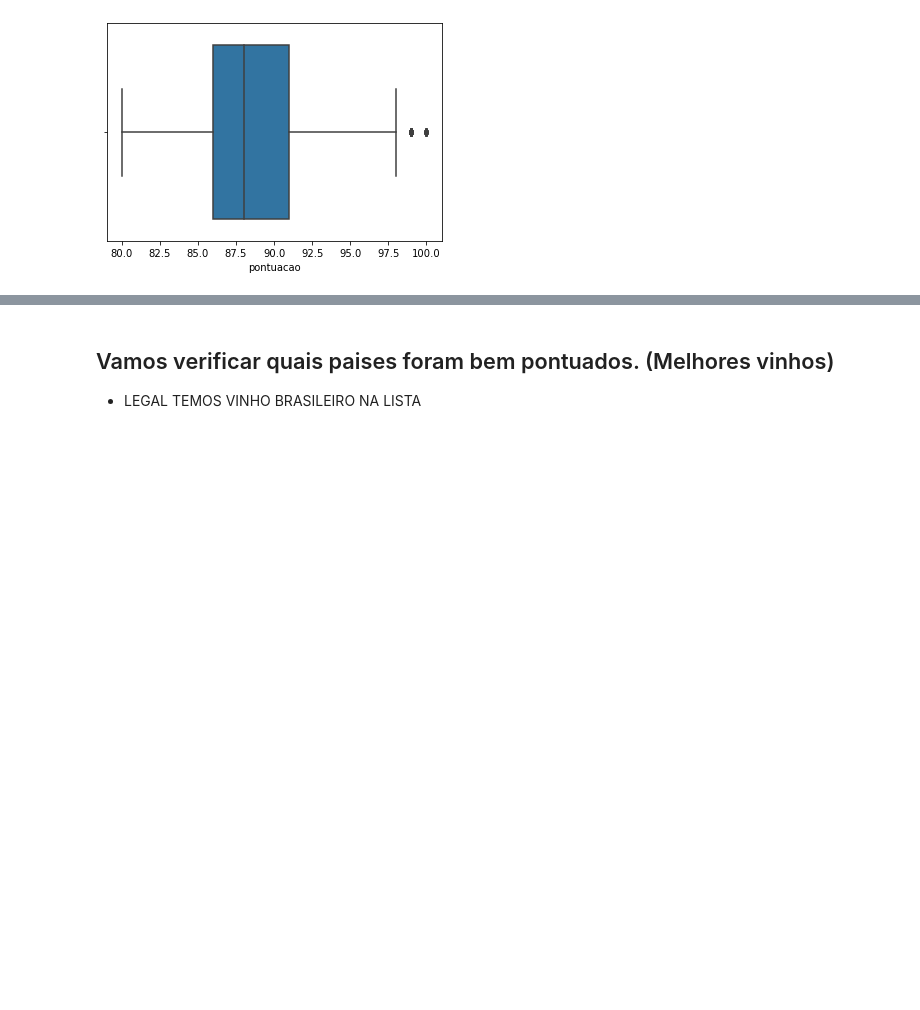
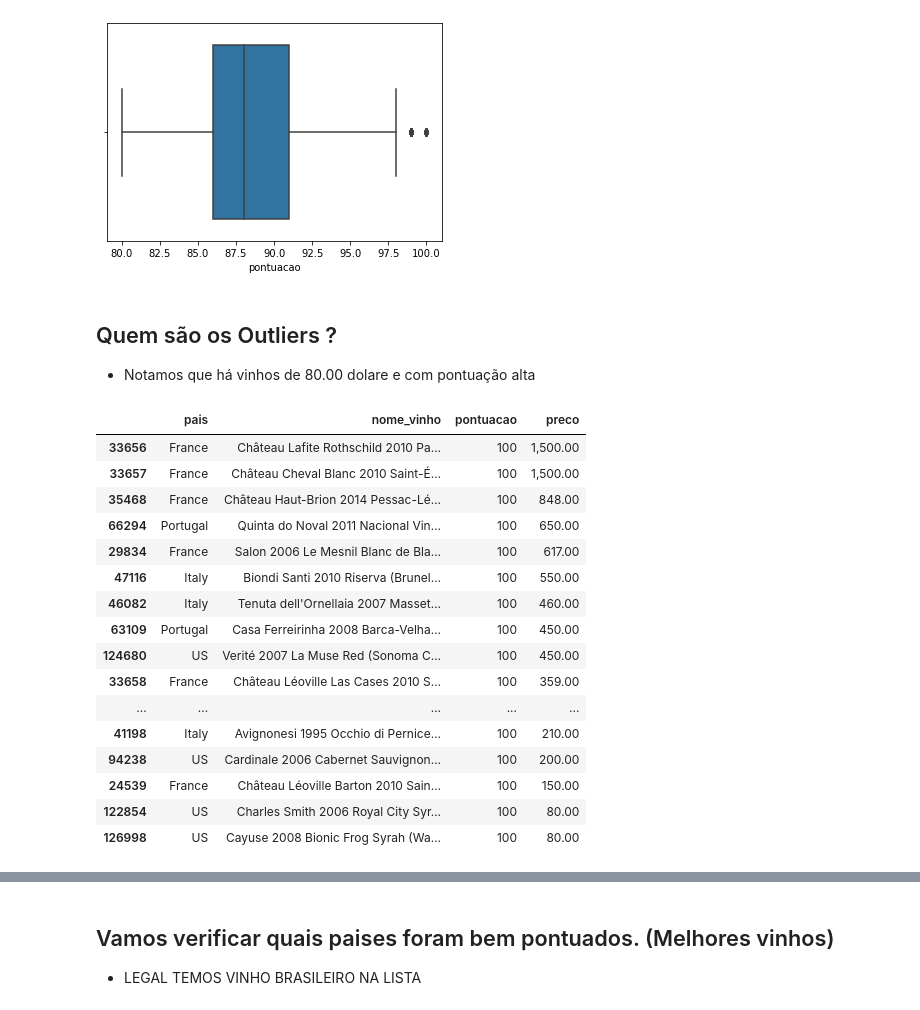
Before and after one commit to pffilho/wine-reviews, a Jupyter notebook: wine_review.ipynb, the cells around one changed output, grey strips where cells are left out. Cells and saved outputs as stored; diff of their text form; code cells hidden in the pictures; blank space fills up the shorter version.

```diff
--- a/wine_review.ipynb
+++ b/wine_review.ipynb
@@ -319,3 +319,27 @@ sns.boxplot(data=df_principal, x=df_principal['pontuacao'])
 # %% [output]
 <AxesSubplot:xlabel='pontuacao'>
 [figure]
+# %% [markdown]
+## Quem são os Outliers ?
+* Notamos que há vinhos de 80.00 dolare e com pontuação alta
+# %%
+df_visao = df_principal[['pais', 'nome_vinho','pontuacao','preco']][df_principal['pontuacao'] > 99].sort_values(['pontuacao','preco'], ascending=False)
+df_visao.head(20)
+# %% [output]
+|  | pais | nome_vinho | pontuacao | preco |
+| 33656 | France | Château Lafite Rothschild 2010 Pa... | 100 | 1,500.00 |
+| 33657 | France | Château Cheval Blanc 2010 Saint-É... | 100 | 1,500.00 |
+| 35468 | France | Château Haut-Brion 2014 Pessac-Lé... | 100 | 848.00 |
+| 66294 | Portugal | Quinta do Noval 2011 Nacional Vin... | 100 | 650.00 |
+| 29834 | France | Salon 2006 Le Mesnil Blanc de Bla... | 100 | 617.00 |
+| 47116 | Italy | Biondi Santi 2010 Riserva (Brunel... | 100 | 550.00 |
+| 46082 | Italy | Tenuta dell'Ornellaia 2007 Masset... | 100 | 460.00 |
+| 63109 | Portugal | Casa Ferreirinha 2008 Barca-Velha... | 100 | 450.00 |
+| 124680 | US | Verité 2007 La Muse Red (Sonoma C... | 100 | 450.00 |
+| 33658 | France | Château Léoville Las Cases 2010 S... | 100 | 359.00 |
+| ... | ... | ... | ... | ... |
+| 41198 | Italy | Avignonesi 1995 Occhio di Pernice... | 100 | 210.00 |
+| 94238 | US | Cardinale 2006 Cabernet Sauvignon... | 100 | 200.00 |
+| 24539 | France | Château Léoville Barton 2010 Sain... | 100 | 150.00 |
+| 122854 | US | Charles Smith 2006 Royal City Syr... | 100 | 80.00 |
+| 126998 | US | Cayuse 2008 Bionic Frog Syrah (Wa... | 100 | 80.00 |
```
Also changed, not shown: parts of 2 cells of this notebook.
